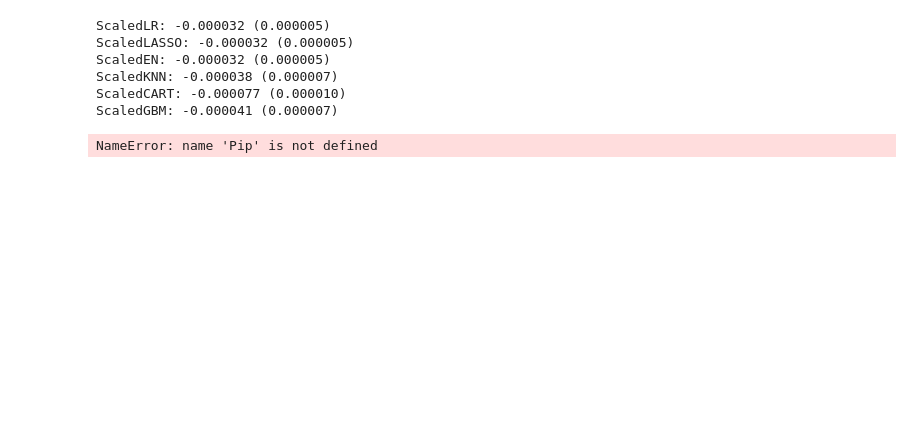
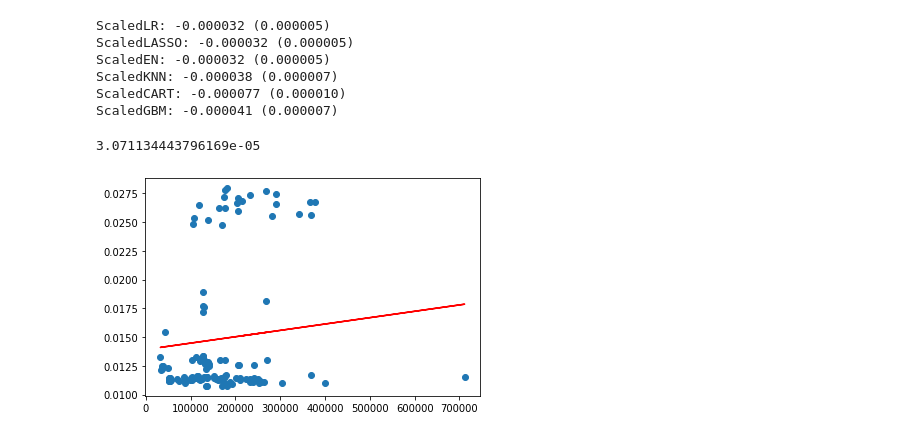
Before and after one commit to xtracthub/xtract-sampler, a Jupyter notebook: Scheduler/EstimateTime/Regression.ipynb, the cells around one changed output. Drawn from its saved outputs; the diff is of its cells as text; code cells hidden in the pictures; blank space fills up the shorter version.

```diff
--- a/Scheduler/EstimateTime/Regression.ipynb
+++ b/Scheduler/EstimateTime/Regression.ipynb
@@ -69,17 +69,17 @@ ScaledCART: -0.000077 (0.000010)
 ScaledGBM: -0.000041 (0.000007)
 # %%
 model = LinearRegression()
+RegressionPipeline = Pipeline([('Scaler', StandardScaler()), ('Regression', model)])
+RegressionPipeline.fit(X_train, Y_train)
 
-RegressionPipeline = Pipeline([('Scaler', StandardScaler), ('Regression', model))])
 
-scaler = StandardScaler().fit(X_train)
-rescaled_X_train = scaler.transform(X_train)
-model = GradientBoostingRegressor(random_state=21, n_estimators=400)
-model.fit(rescaled_X_train, Y_train)
-
-# transform the validation dataset
-rescaled_X_test = scaler.transform(X_test)
-predictions = model.predict(rescaled_X_test)
+predictions = RegressionPipeline.predict(X_test)
 print (mean_squared_error(Y_test, predictions))
 # %% [output]
-NameError: name 'Pip' is not defined
+3.071134443796169e-05
+# %%
+plt.scatter(X_test, Y_test)
+plt.plot(X_test, predictions, color='red')
+plt.show()
+# %% [output]
+[figure, added]
```
